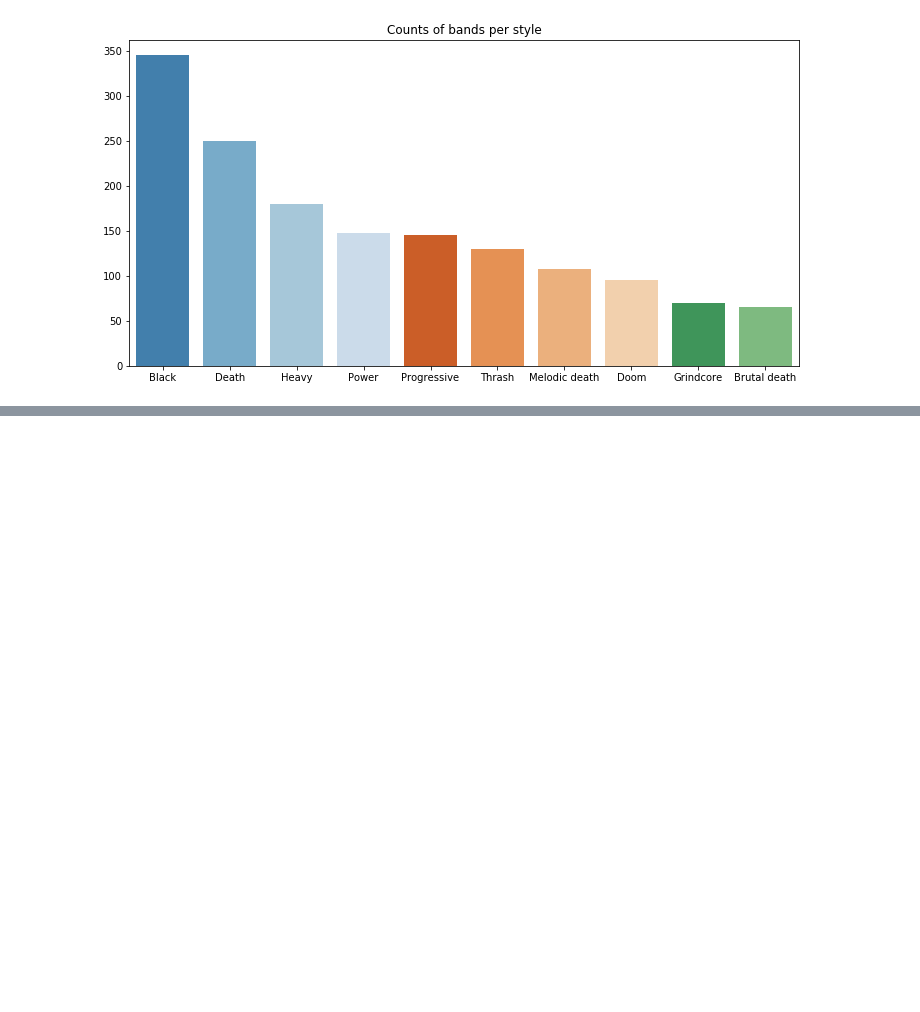
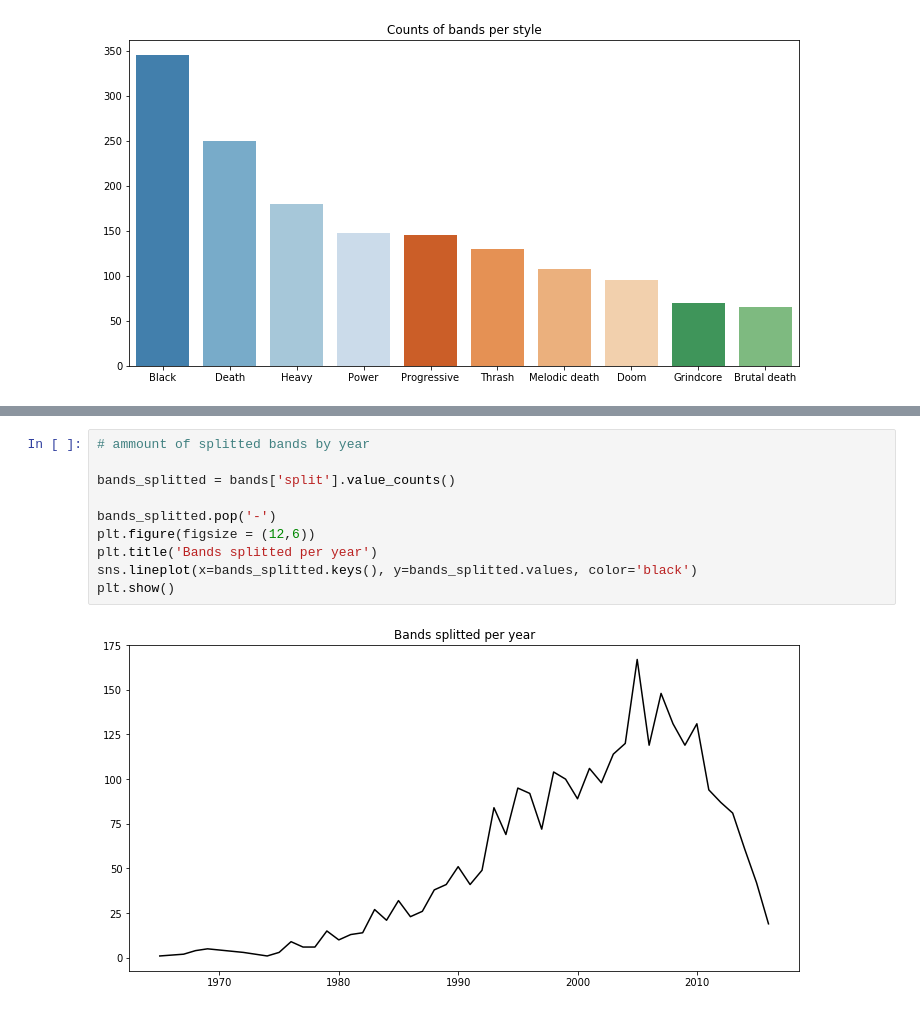
Before and after one commit to bermr/metal-analysis, a Jupyter notebook: metal-analysis.ipynb, the cells around one changed output, grey strips where cells are left out. Drawn from its saved outputs; the diff is of its cells as text; blank space fills up the shorter version.

```diff
--- a/metal-analysis.ipynb
+++ b/metal-analysis.ipynb
@@ -43,0 +45,12 @@ plt.show()
+# %%
+# ammount of splitted bands by year
+
+bands_splitted = bands['split'].value_counts()
+
+bands_splitted.pop('-')
+plt.figure(figsize = (12,6))
+plt.title('Bands splitted per year')
+sns.lineplot(x=bands_splitted.keys(), y=bands_splitted.values, color='black')
+plt.show()
+# %% [output]
+[figure, added]
```
Also changed, not shown: parts of 2 cells of this notebook.
